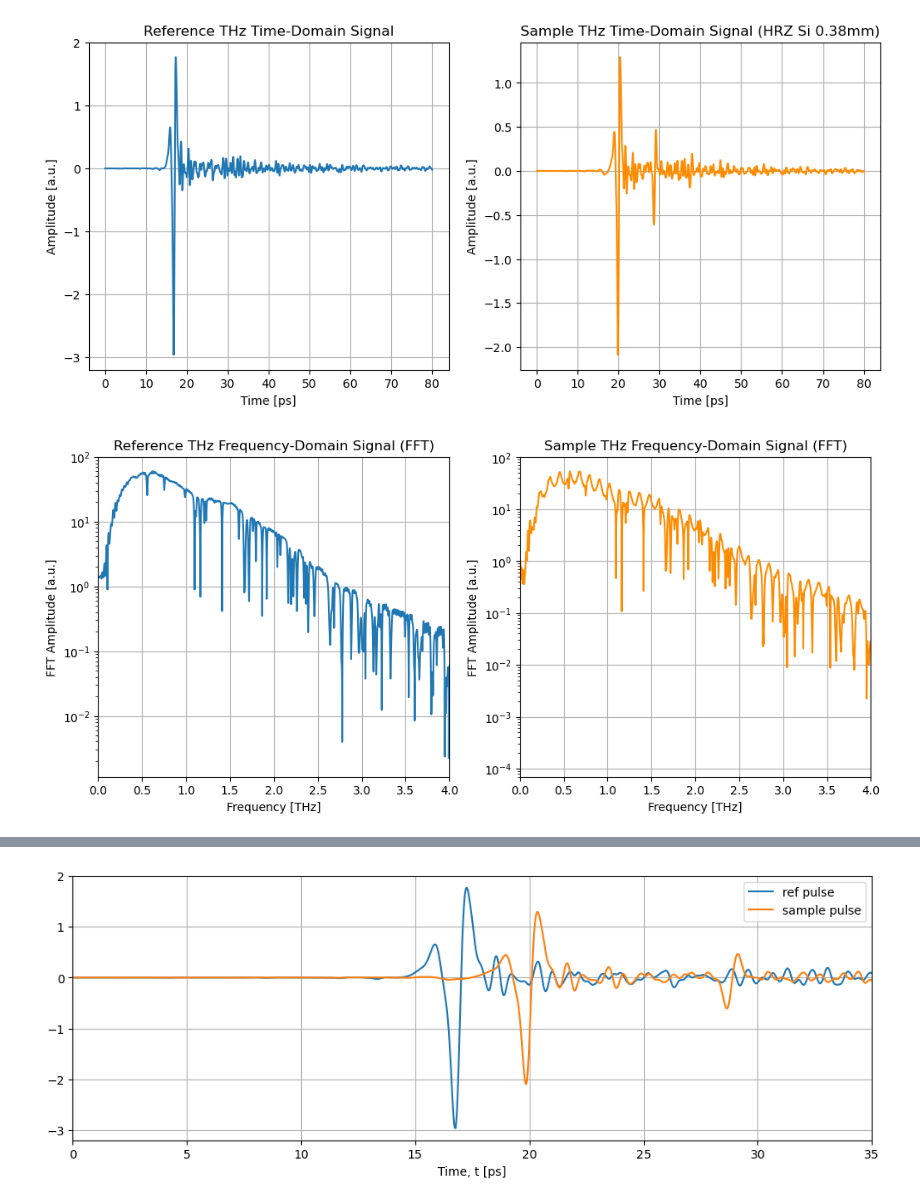
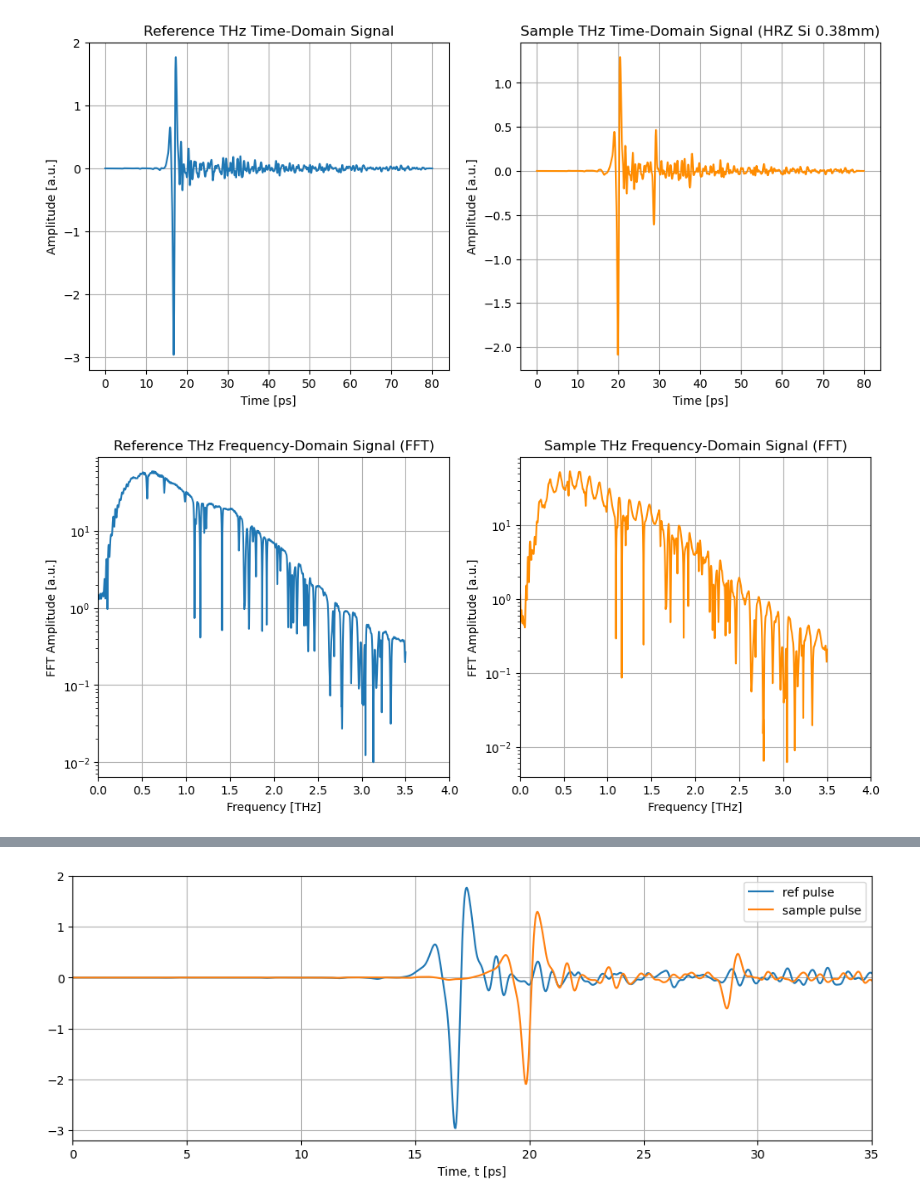
Before and after one commit to Loriginale2000/TerahertzProject, a Jupyter notebook: TheoTHzTDS/THz-TDS/Transfer Matrix Method/HRZ_Si_04_02_2026.ipynb, the cells around one changed output, grey strips where cells are left out. Drawn from its saved outputs; the diff is of its cells as text; code cells hidden in the pictures.

```diff
--- a/TheoTHzTDS/THz-TDS/Transfer Matrix Method/HRZ_Si_04_02_2026.ipynb
+++ b/TheoTHzTDS/THz-TDS/Transfer Matrix Method/HRZ_Si_04_02_2026.ipynb
@@ -1,7 +1,7 @@
 # %%
 import numpy as np
 import matplotlib.pyplot as plt
-
+from scipy import signal
 
 
 # INSERT REFERENCE DATA
@@ -15,6 +15,12 @@ amp1 = reference_pulse[:,1]
 t2 = sample_pulse_HRZ_Si[:,0] + 740  # ADJUISTING THE AXIS
 amp2 = sample_pulse_HRZ_Si[:,1]
 
+# ATTEMPT TO CREATE A TUKEY WINDOW
+window_1 = signal.windows.tukey(len(amp1), alpha=0.1)
+window_2 = signal.windows.tukey(len(amp2), alpha=0.1)
+amp1 = amp1 * window_1
+amp2 = amp2 * window_2
+
 # FFT OF SIGNALS
 reference_fft = np.fft.fft(amp1,65536)
 sample_fft = np.fft.fft(amp2,65536)
@@ -23,7 +29,7 @@ time_step = t1[1] - t1[0]
 frequency = np.fft.fftfreq(65536, d=time_step*1e-12)  # Convert ps to s for frequency calculation
 
 # MASK
-mask = (frequency > 0) & (frequency < 6 * 10**12)
+mask = (frequency > 0) & (frequency < 3.5 * 10**12)
 reference_fft = reference_fft[mask]
 sample_fft = sample_fft[mask]
 frequency = frequency[mask]
@@ -40,34 +46,34 @@ plt.ylabel('Amplitude [a.u.]')
 plt.title('Reference THz Time-Domain Signal')
 plt.grid()
 plt.subplot(1,2,2)
 plt.plot(t2,amp2, color='darkorange')
 plt.xlabel('Time [ps]')
 plt.ylabel('Amplitude [a.u.]')
 plt.title('Sample THz Time-Domain Signal (HRZ Si 0.38mm)')
 plt.grid()
 plt.show()
 
 plt.figure(figsize=(12, 5))
 plt.subplot(1,2,1)
 plt.plot(frequency*1e-12,np.abs(reference_fft))
 plt.xlim(0,4)
 plt.yscale('log')
 plt.xlabel('Frequency [THz]')
 plt.ylabel('FFT Amplitude [a.u.]')
 plt.title('Reference THz Frequency-Domain Signal (FFT)')
 plt.grid()
 plt.subplot(1,2,2)
 plt.plot(frequency*1e-12,np.abs(sample_fft), color='darkorange')
 plt.xlim(0,4)
 plt.yscale('log')
 plt.xlabel('Frequency [THz]')
 plt.ylabel('FFT Amplitude [a.u.]')
 plt.title('Sample THz Frequency-Domain Signal (FFT)')
 plt.grid()
 plt.show()
 # %% [output]
 [figure]
-[figure, old version]
+[figure, new version]
 # %%
 # PHASE UNWRAPPING
 uwrapped_ref = np.unwrap(np.angle(reference_fft))
```
Also changed, not shown: parts of 4 cells of this notebook, 7 other files.
